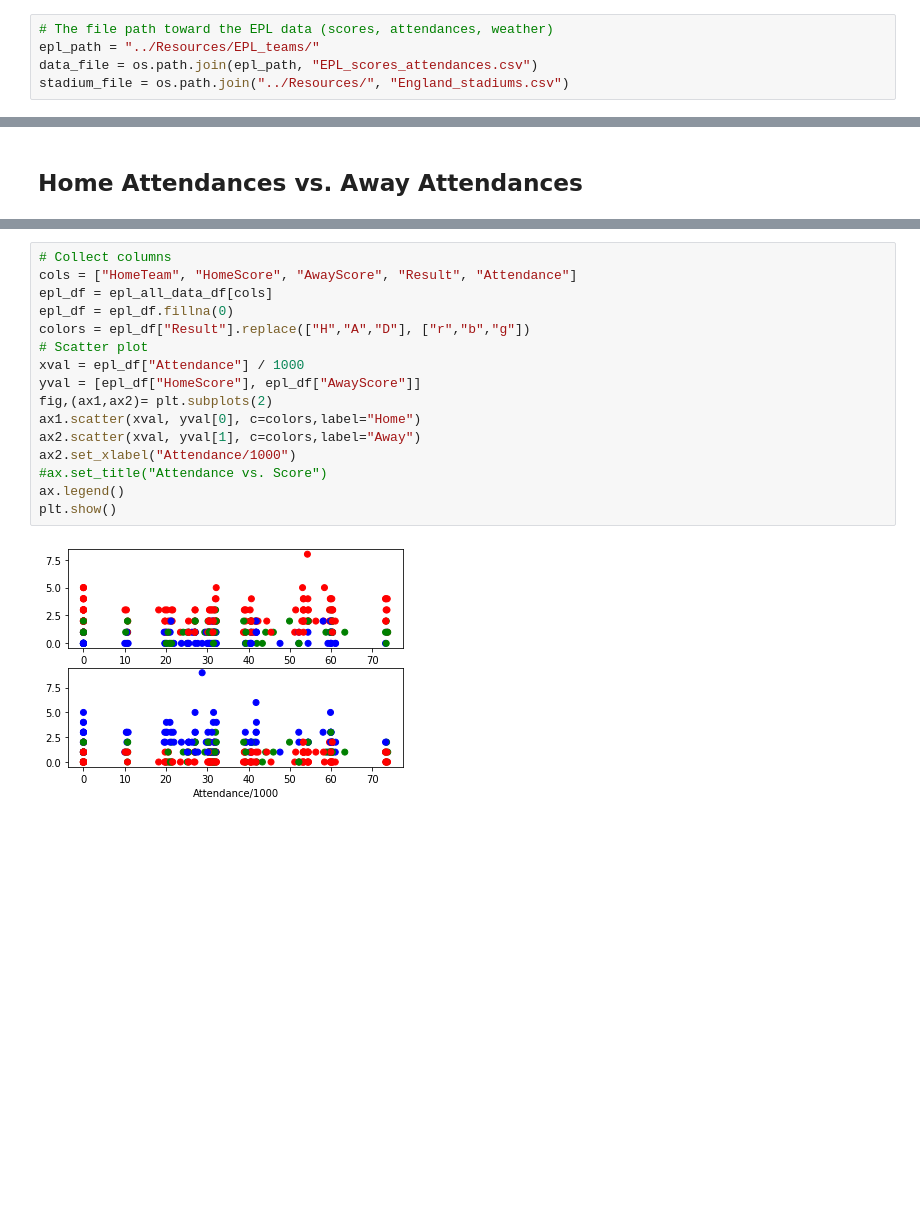
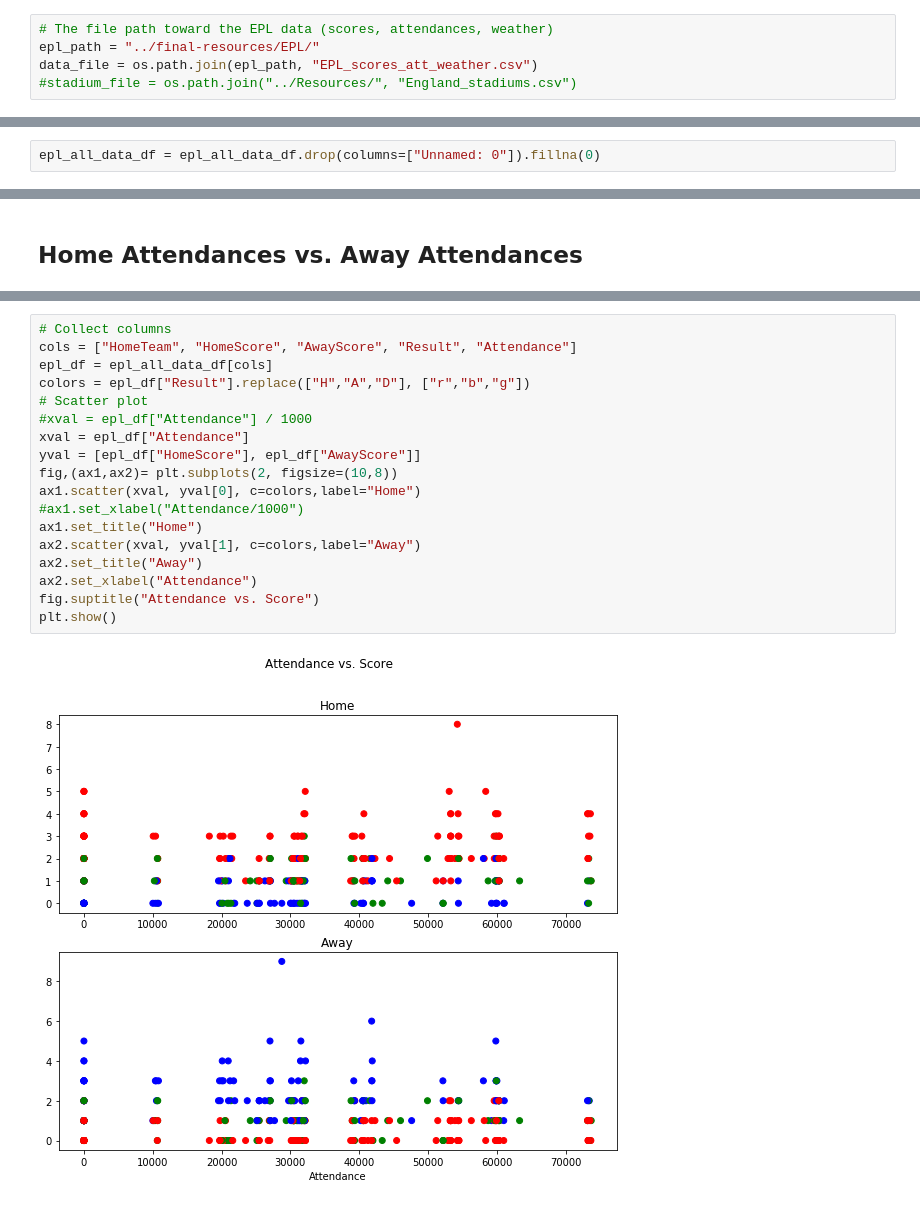
Before and after one commit to georgealym/project-one, a Jupyter notebook: py_codes/EPL_analysis.ipynb, the cells around one changed output, grey strips where cells are left out. Drawn from its saved outputs; the diff is of its cells as text; blank space fills up the shorter version.

```diff
--- a/py_codes/EPL_analysis.ipynb
+++ b/py_codes/EPL_analysis.ipynb
@@ -7,9 +7,9 @@ import pandas as pd
 import matplotlib.pyplot as plt
 # %%
 # The file path toward the EPL data (scores, attendances, weather)
-epl_path = "../Resources/EPL_teams/"
-data_file = os.path.join(epl_path, "EPL_scores_attendances.csv")
-stadium_file = os.path.join("../Resources/", "England_stadiums.csv")
+epl_path = "../final-resources/EPL/"
+data_file = os.path.join(epl_path, "EPL_scores_att_weather.csv")
+#stadium_file = os.path.join("../Resources/", "England_stadiums.csv")
 # %%
 epl_all_data_df = pd.read_csv(data_file)
 epl_all_data_df.head()
@@ -27,0 +25,2 @@ array([ 0,  1,  2,  3,  4,  5,  6,  7,  8,  9, 10, 11, 12, 13, 14, 15, 16,
+# %%
+epl_all_data_df = epl_all_data_df.drop(columns=["Unnamed: 0"]).fillna(0)
@@ -84,19 +138,21 @@ nan --> 0
 # %%
 # Collect columns
 cols = ["HomeTeam", "HomeScore", "AwayScore", "Result", "Attendance"]
 epl_df = epl_all_data_df[cols]
-epl_df = epl_df.fillna(0)
 colors = epl_df["Result"].replace(["H","A","D"], ["r","b","g"])
 # Scatter plot
-xval = epl_df["Attendance"] / 1000
+#xval = epl_df["Attendance"] / 1000
+xval = epl_df["Attendance"]
 yval = [epl_df["HomeScore"], epl_df["AwayScore"]]
-fig,(ax1,ax2)= plt.subplots(2)
+fig,(ax1,ax2)= plt.subplots(2, figsize=(10,8))
 ax1.scatter(xval, yval[0], c=colors,label="Home")
+#ax1.set_xlabel("Attendance/1000")
+ax1.set_title("Home")
 ax2.scatter(xval, yval[1], c=colors,label="Away")
-ax2.set_xlabel("Attendance/1000")
-#ax.set_title("Attendance vs. Score")
-ax.legend()
+ax2.set_title("Away")
+ax2.set_xlabel("Attendance")
+fig.suptitle("Attendance vs. Score")
 plt.show()
 # %% [output]
-[figure, old version]
+[figure, new version]
 # %% [markdown]
```
Also changed, not shown: parts of 22 cells of this notebook.
